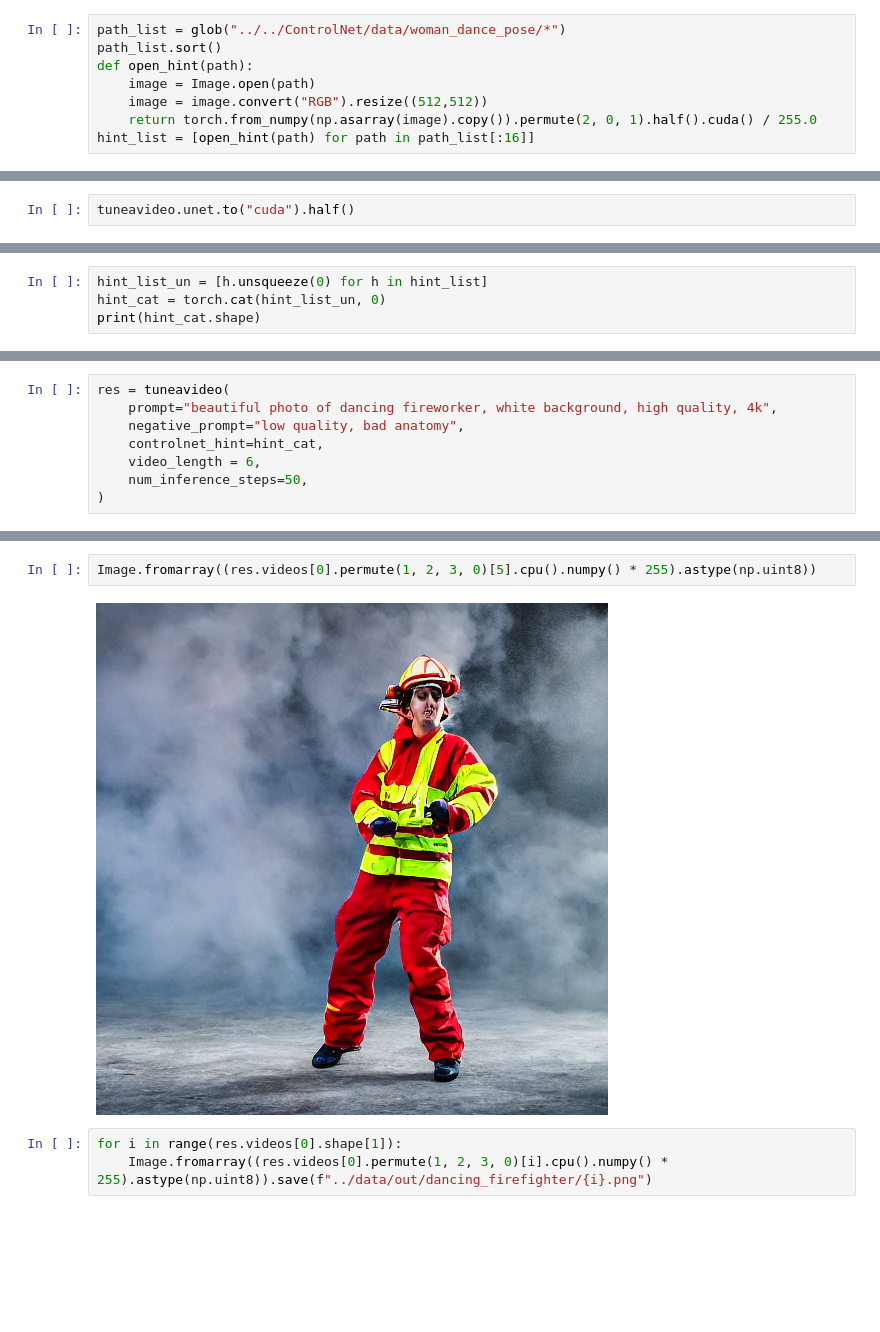
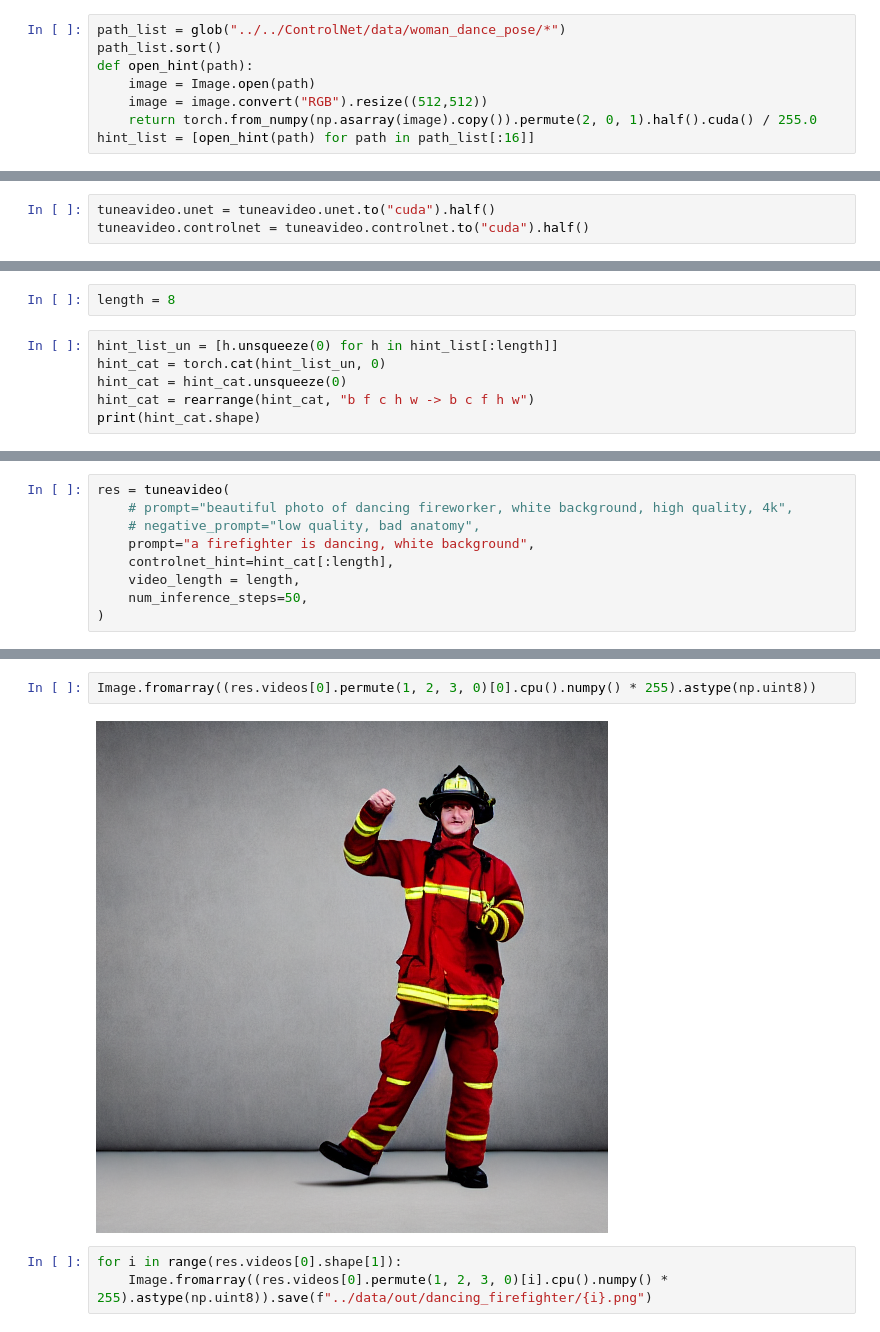
Before and after one commit to IzumiSatoshi/Tune-A-Video, a Jupyter notebook: notebooks/controlnet.ipynb, the cells around one changed output, grey strips where cells are left out. Saved outputs shown, nothing was run; the diff lists cells and outputs as text; blank space fills up the shorter version.

Commit message:
extend controlnet to 3d but seems not fine

```diff
--- a/notebooks/controlnet.ipynb
+++ b/notebooks/controlnet.ipynb
@@ -59,2 +48,3 @@ path_list[:16]
 # %%
-tuneavideo.unet.to("cuda").half()
+tuneavideo.unet = tuneavideo.unet.to("cuda").half()
+tuneavideo.controlnet = tuneavideo.controlnet.to("cuda").half()
@@ -79,5 +51,9 @@ UNet3DConditionModel(
+# %%
+length = 8
 # %%
-hint_list_un = [h.unsqueeze(0) for h in hint_list]
+hint_list_un = [h.unsqueeze(0) for h in hint_list[:length]]
 hint_cat = torch.cat(hint_list_un, 0)
+hint_cat = hint_cat.unsqueeze(0)
+hint_cat = rearrange(hint_cat, "b f c h w -> b c f h w")
 print(hint_cat.shape)
 # %% [output]
@@ -85,8 +61,9 @@ torch.Size([16, 3, 512, 512])
 # %%
 res = tuneavideo(
-    prompt="beautiful photo of dancing fireworker, white background, high quality, 4k",
-    negative_prompt="low quality, bad anatomy",
-    controlnet_hint=hint_cat,
-    video_length = 6,
+    # prompt="beautiful photo of dancing fireworker, white background, high quality, 4k",
+    # negative_prompt="low quality, bad anatomy",
+    prompt="a firefighter is dancing, white background",
+    controlnet_hint=hint_cat[:length],
+    video_length = length,
     num_inference_steps=50,
 )
@@ -151,7 +74,7 @@ torch.Size([3, 6, 512, 512])
 # %%
-Image.fromarray((res.videos[0].permute(1, 2, 3, 0)[5].cpu().numpy() * 255).astype(np.uint8))
+Image.fromarray((res.videos[0].permute(1, 2, 3, 0)[0].cpu().numpy() * 255).astype(np.uint8))
 # %% [output]
-[figure, old version]
+[figure, new version]
 # %%
 for i in range(res.videos[0].shape[1]):
     Image.fromarray((res.videos[0].permute(1, 2, 3, 0)[i].cpu().numpy() * 255).astype(np.uint8)).save(f"../data/out/dancing_firefighter/{i}.png")
```
Also changed, not shown: parts of 8 cells of this notebook, 7 other files.
